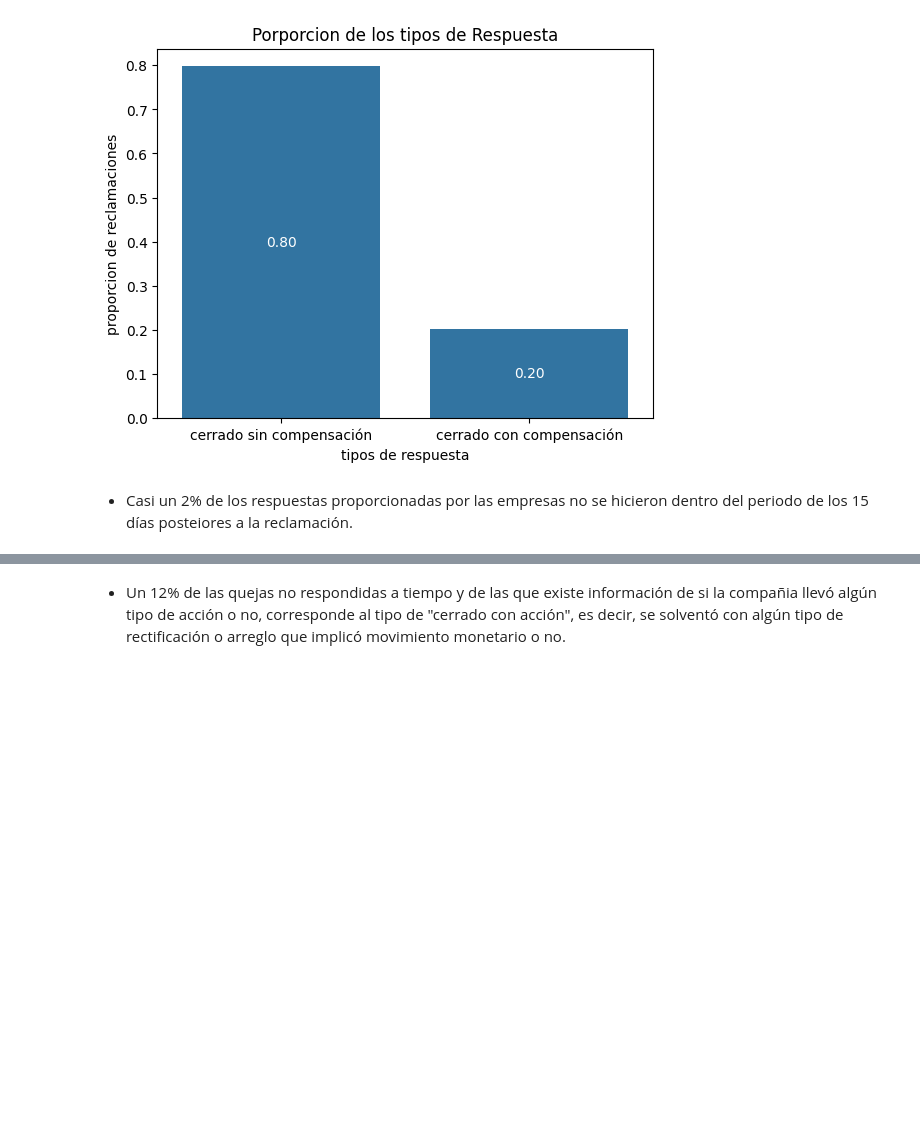
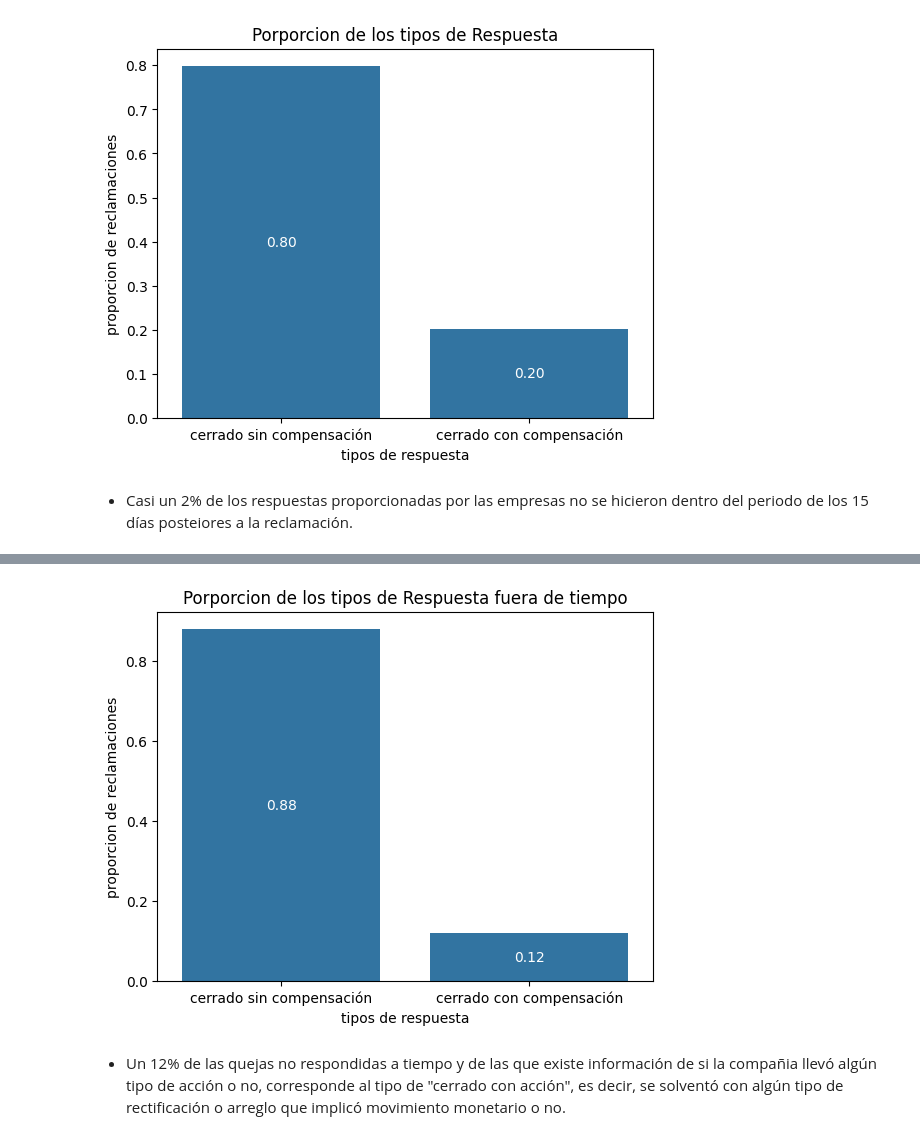
Before and after one commit to FernandoMoroC/Proyecto_Final_ML, a Jupyter notebook: notebooks/EDA.ipynb, the cells around one changed output, grey strips where cells are left out. Drawn from its saved outputs; the diff is of its cells as text; code cells hidden in the pictures; blank space fills up the shorter version.

```diff
--- a/notebooks/EDA.ipynb
+++ b/notebooks/EDA.ipynb
@@ -283,4 +286,17 @@ cerrado con acción    0.120482
 Name: proportion, dtype: float64
+# %%
+percentage_binary_response_no_timely = responses_no_timely["Company response"].value_counts(normalize=True)
+
+ax = sns.barplot(x=percentage_binary_response_no_timely.index, y=percentage_binary_response_no_timely)
+for i, v in enumerate(percentage_binary_response_no_timely):
+    ax.text(i, v/2, f"{v:.2f}", ha='center', va='center', color='white', fontsize=10)
+
+plt.ylabel("proporcion de reclamaciones")
+plt.xlabel("tipos de respuesta")
+plt.title("Porporcion de los tipos de Respuesta fuera de tiempo")
+plt.show()
+# %% [output]
+[figure, added]
 # %% [markdown]
 - Un 12% de las quejas no respondidas a tiempo y de las que existe información de si la compañia llevó algún tipo de acción o no, corresponde al tipo de "cerrado con acción", es decir, se solventó con algún tipo de rectificación o arreglo que implicó movimiento monetario o no.
 # %%
```
Also changed, not shown: parts of 2 cells of this notebook, 5 other files.
